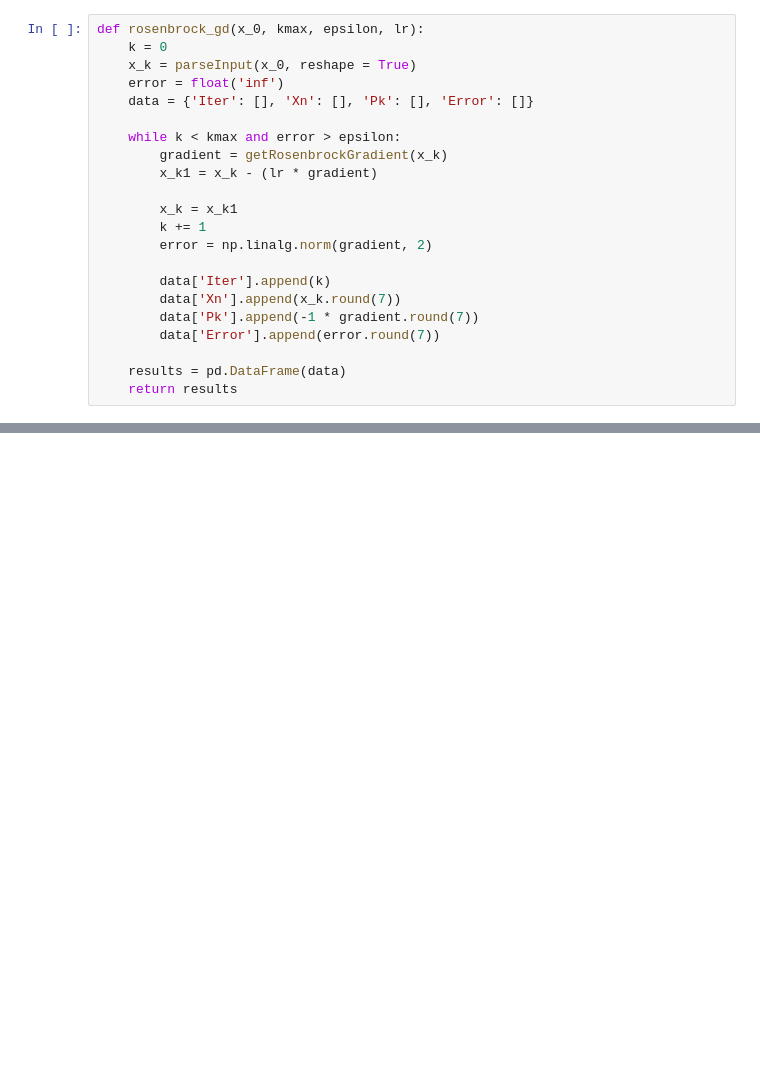
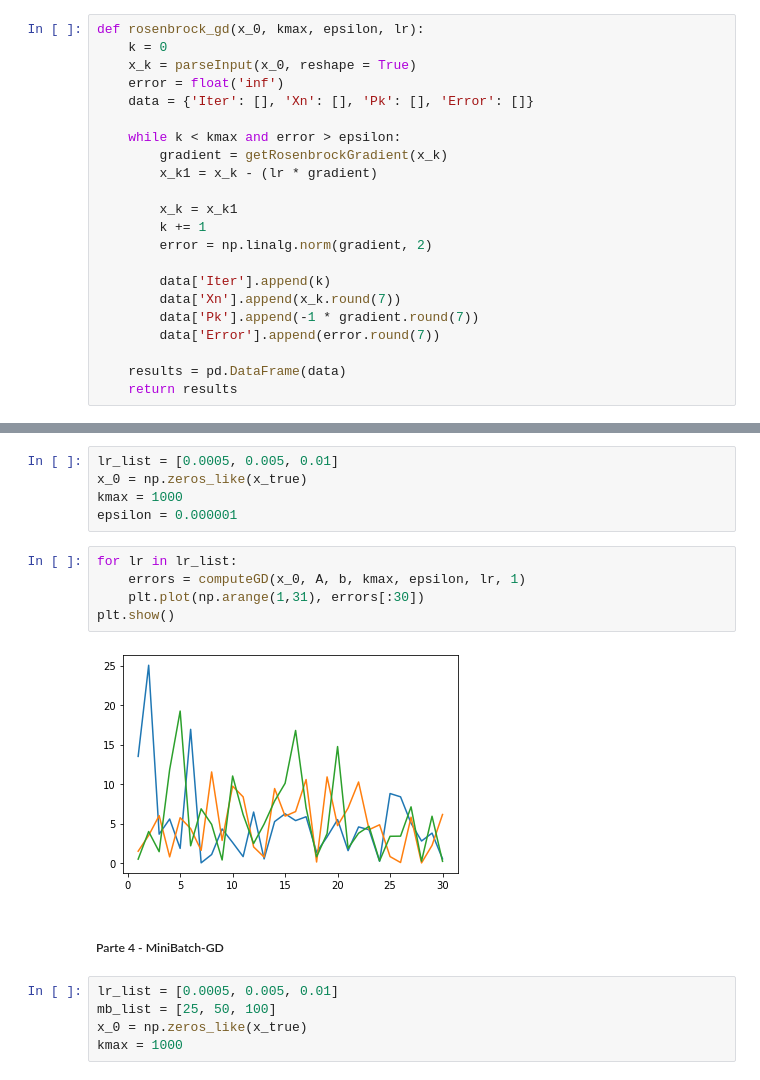
Before and after one commit to CarlosGarlem/AlgoritmosDS, a Jupyter notebook: optimizationProject/algoritmos.ipynb, the cells around one changed output, grey strips where cells are left out. Cells and saved outputs as stored; diff of their text form; blank space fills up the shorter version.

```diff
--- a/optimizationProject/algoritmos.ipynb
+++ b/optimizationProject/algoritmos.ipynb
@@ -385,0 +443,19 @@ rosenbrock_gd(x_0, N, epsilon, alpha)
+# %%
+lr_list = [0.0005, 0.005, 0.01]
+x_0 = np.zeros_like(x_true)
+kmax = 1000
+epsilon = 0.000001
+# %%
+for lr in lr_list:
+    errors = computeGD(x_0, A, b, kmax, epsilon, lr, 1)
+    plt.plot(np.arange(1,31), errors[:30])
+plt.show()
+# %% [output]
+[figure, added]
+# %% [markdown]
+##### Parte 4 - MiniBatch-GD
+# %%
+lr_list = [0.0005, 0.005, 0.01]
+mb_list = [25, 50, 100]
+x_0 = np.zeros_like(x_true)
+kmax = 1000
```
Also changed, not shown: parts of 21 cells of this notebook, 2 other files.
